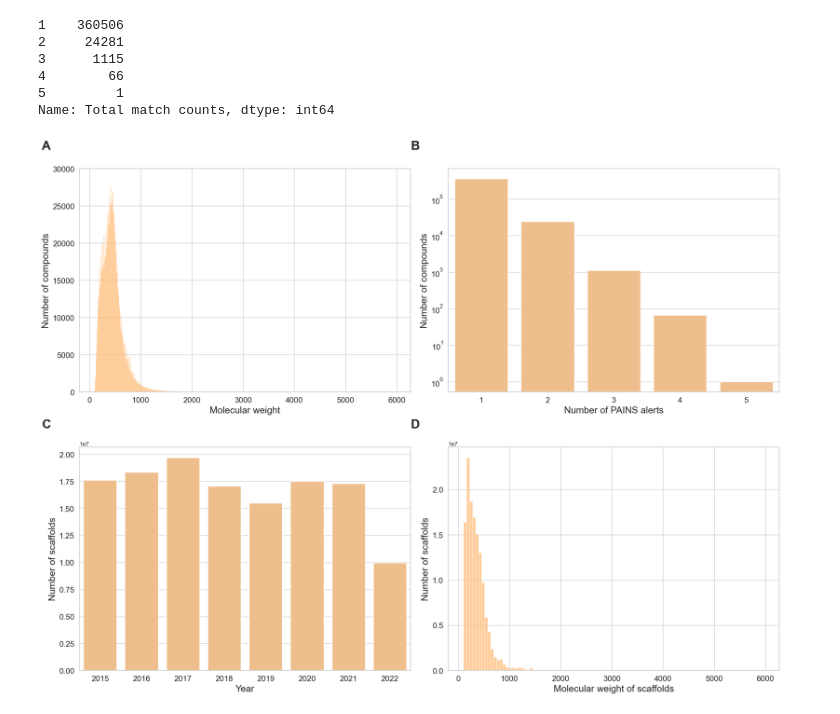
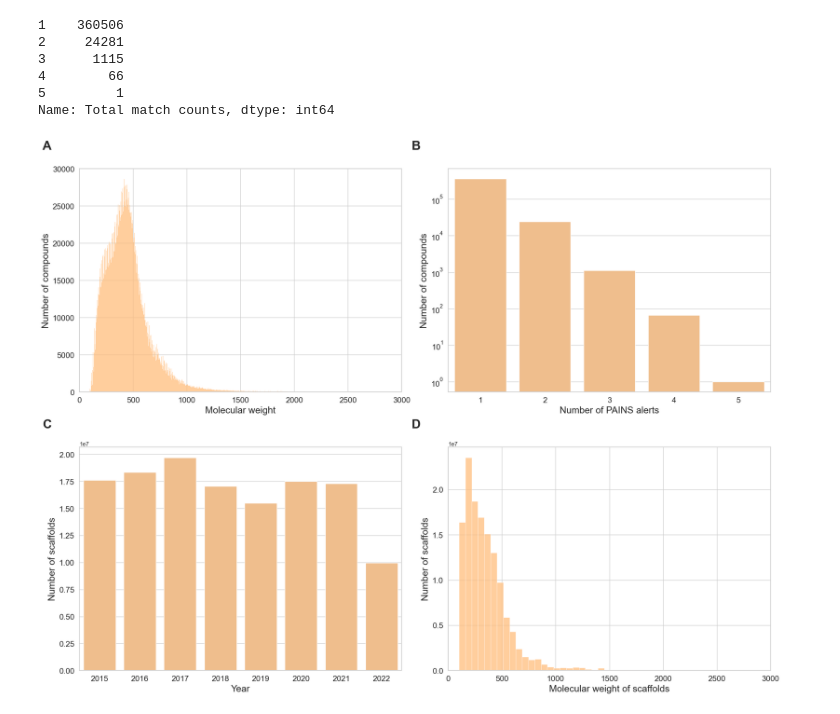
Before and after one commit to Fraunhofer-ITMP/patent-clinical-candidate-characteristics, a Jupyter notebook: notebooks/3_3_structure_charcterstics.ipynb, the cells around one changed output. Cells and saved outputs as stored; diff of their text form; code cells hidden in the pictures.

Commit message:
fix figure 5

```diff
--- a/notebooks/3_3_structure_charcterstics.ipynb
+++ b/notebooks/3_3_structure_charcterstics.ipynb
@@ -138,6 +138,7 @@ plt.xticks(fontsize=15)
 plt.yticks(fontsize=15)
 plt.xlabel("Molecular weight", fontsize=18)
 plt.ylabel("Number of compounds", fontsize=18)
+plt.xlim(0, 3000)
 plt.text(
     -0.1, 1.1, string.ascii_uppercase[0],
     size=24, weight='bold', horizontalalignment='center',
@@ -161,31 +162,32 @@ plt.text(
 # Scaffold distribution
 plt.subplot(2, 2, 3)
 sns.barplot(x= scaffold_count_df['year'], y= scaffold_count_df['scaffold'], color='#ffbe7d')
 plt.xticks(fontsize=15)
 plt.yticks(fontsize=15)
 plt.xlabel("Year", fontsize=18)
 plt.ylabel("Number of scaffolds", fontsize=18)
 plt.text(
     -0.1, 1.1, string.ascii_uppercase[2],
     size=24, weight='bold', horizontalalignment='center',
     verticalalignment='center', transform = plt.gca().transAxes
 )
 
 # Distribution of molecular weight of scaffolds
 plt.subplot(2, 2, 4)
 sns.histplot(x=surechembl_df['scaffold_wt'], color='#ffbe7d', bins=100)
 plt.xticks(fontsize=15)
 plt.yticks(fontsize=15)
 plt.xlabel("Molecular weight of scaffolds", fontsize=18)
 plt.ylabel("Number of scaffolds", fontsize=18)
+plt.xlim(0, 3000)
 plt.text(
     -0.1, 1.1, string.ascii_uppercase[3],
     size=24, weight='bold', horizontalalignment='center',
     verticalalignment='center', transform = plt.gca().transAxes
 )
 
 plt.tight_layout()
 plt.savefig(f'{FIGURE_DIR}/figure_5.png', dpi=400)
 plt.show()
 # %% [output]
-[figure, old version]
+[figure, new version]
```
Also changed, not shown: 1 other file.
